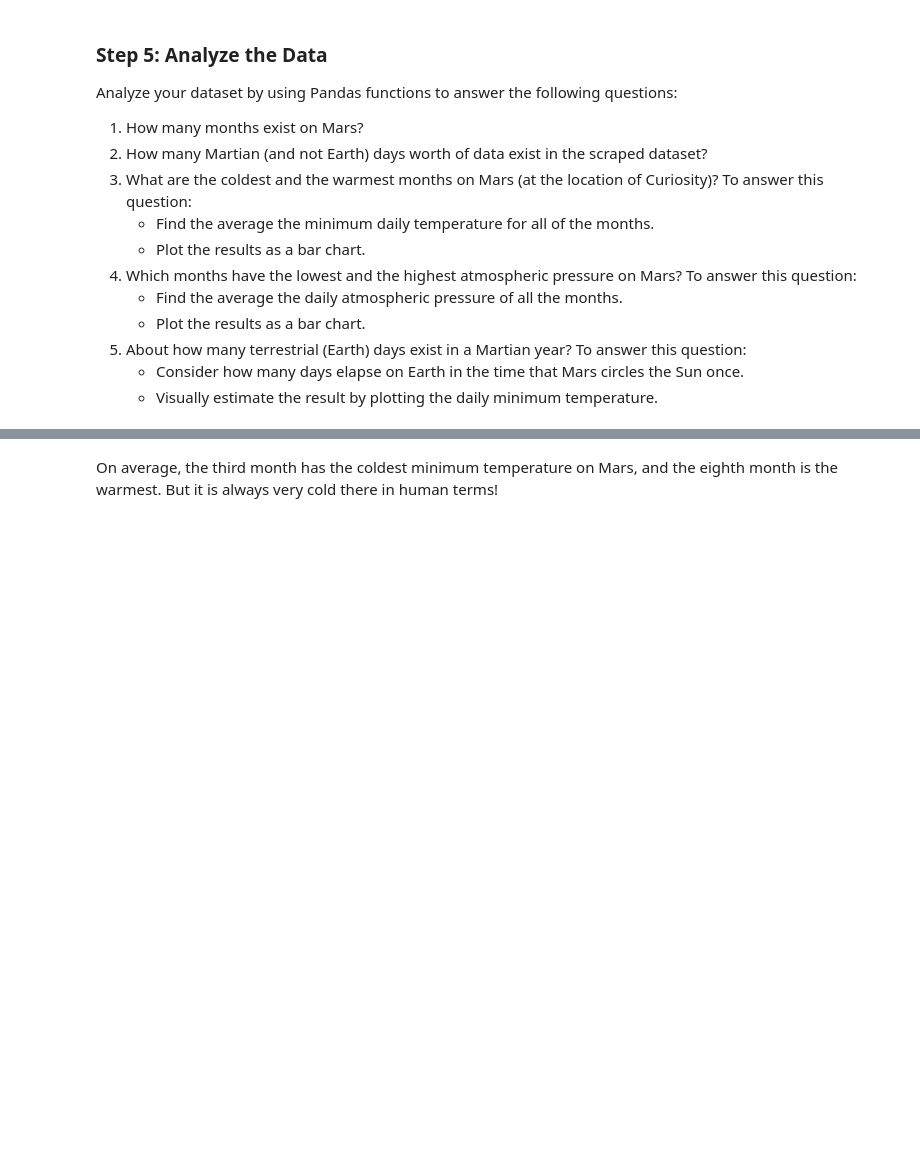
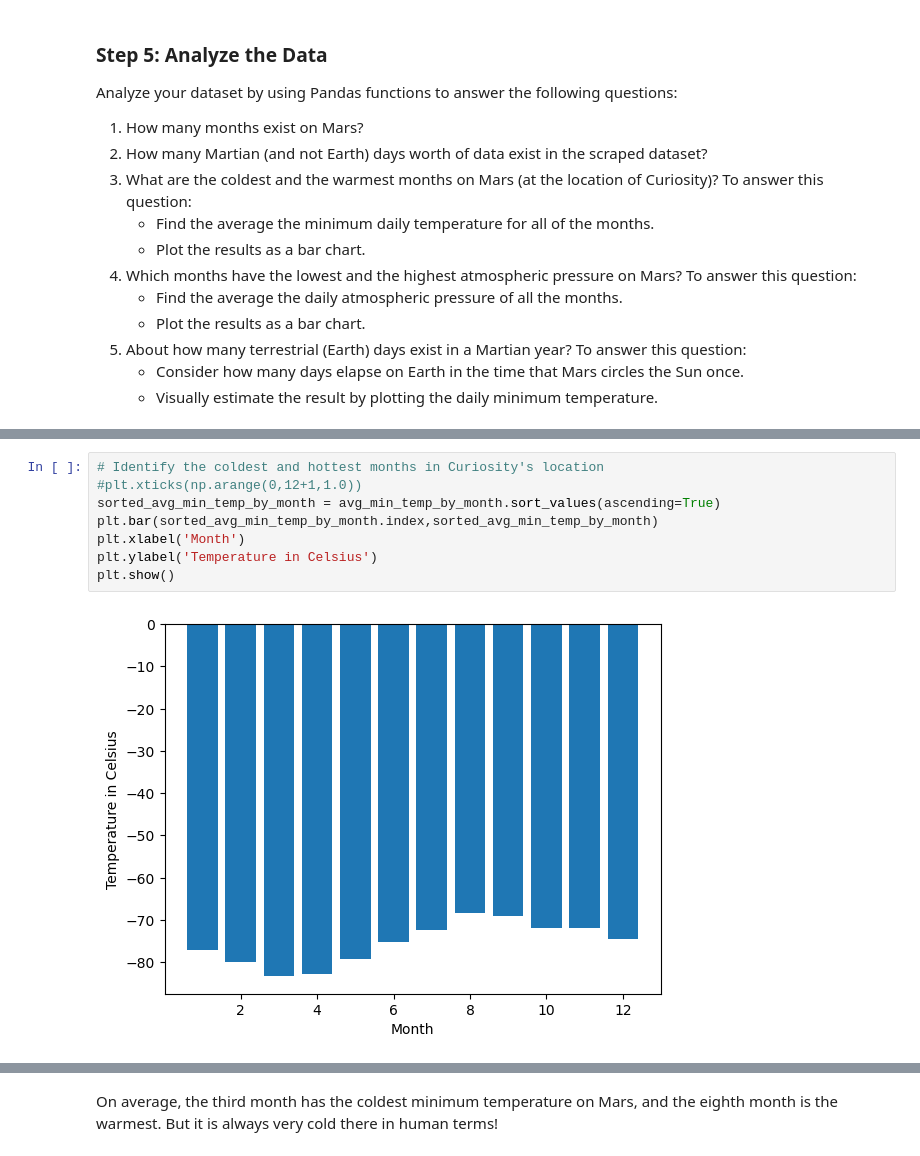
Before and after one commit to JCovarrubias236/beautiful-soup-challenge, a Jupyter notebook: Starter_Code/part_2_mars_weather.ipynb, the cells around one changed output, grey strips where cells are left out. Cells and saved outputs as stored; diff of their text form; blank space fills up the shorter version.

```diff
--- a/Starter_Code/part_2_mars_weather.ipynb
+++ b/Starter_Code/part_2_mars_weather.ipynb
@@ -217,2 +229,12 @@ Name: min_temp, dtype: float64
+# %%
+# Identify the coldest and hottest months in Curiosity's location
+#plt.xticks(np.arange(0,12+1,1.0))
+sorted_avg_min_temp_by_month = avg_min_temp_by_month.sort_values(ascending=True)
+plt.bar(sorted_avg_min_temp_by_month.index,sorted_avg_min_temp_by_month)
+plt.xlabel('Month')
+plt.ylabel('Temperature in Celsius')
+plt.show()
+# %% [output]
+[figure, added]
 # %%
 # 4. Average pressure by Martian month
```
Also changed, not shown: parts of 18 cells of this notebook.
